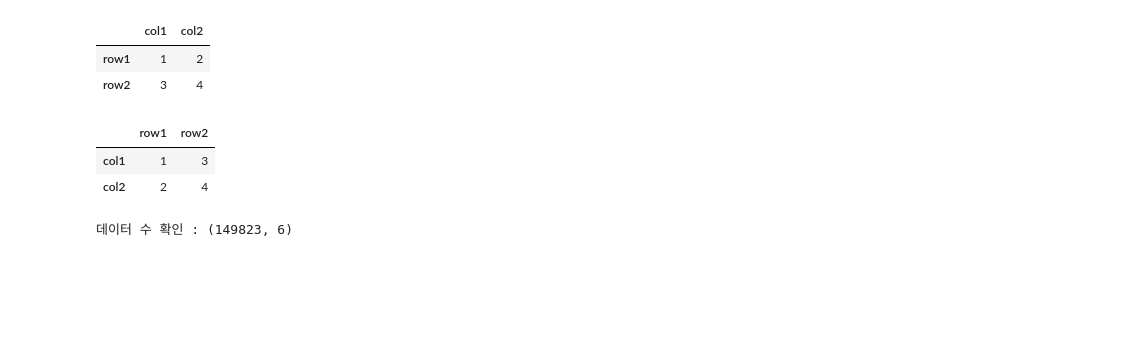
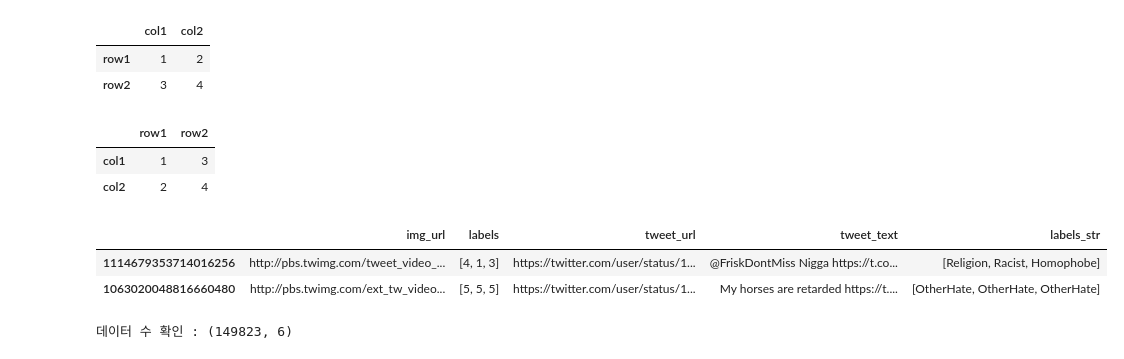
Before and after one commit to jhboyo/FASTCAMPUS-CH09_11, a Jupyter notebook: chapter09-Multi_Modal/chapter09_1_preprocessing.ipynb, the cells around one changed output. Saved outputs shown, nothing was run; the diff lists cells and outputs as text; code cells hidden in the pictures; blank space fills up the shorter version.

```diff
--- a/chapter09-Multi_Modal/chapter09_1_preprocessing.ipynb
+++ b/chapter09-Multi_Modal/chapter09_1_preprocessing.ipynb
@@ -163,6 +163,12 @@ pd.DataFrame.from_dict(temp_data, orient='columns')
 |  | row1 | row2 |
 | col1 | 1 | 3 |
 | col2 | 2 | 4 |
+# %%
+pd.DataFrame.from_dict(json_data, orient='index').head(2)
+# %% [output]
+|  | img_url | labels | tweet_url | tweet_text | labels_str |
+| 1114679353714016256 | http://pbs.twimg.com/tweet_video_... | [4, 1, 3] | https://twitter.com/user/status/1... | @FriskDontMiss Nigga https://t.co... | [Religion, Racist, Homophobe] |
+| 1063020048816660480 | http://pbs.twimg.com/ext_tw_video... | [5, 5, 5] | https://twitter.com/user/status/1... | My horses are retarded https://t.... | [OtherHate, OtherHate, OtherHate] |
 # %%
 json_to_df = pd.DataFrame.from_dict(json_data, orient='index')
 # index로 들어 있는 id값도 필요하기에 reset_index를 진행
```
Also changed, not shown: parts of 6 cells of this notebook, 3 other files.
